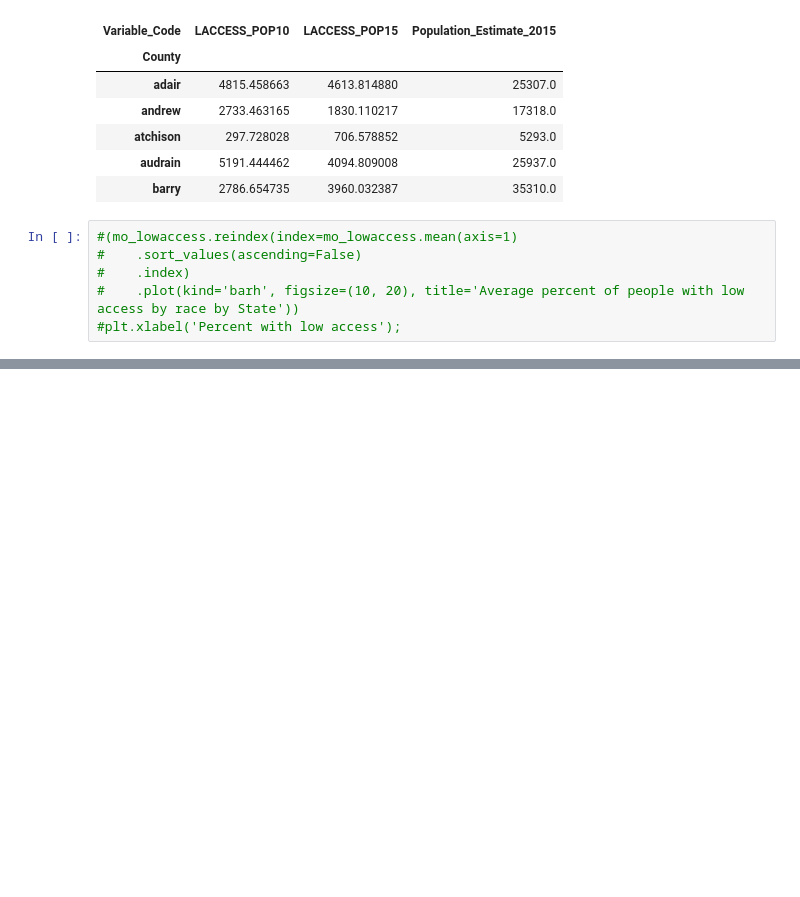
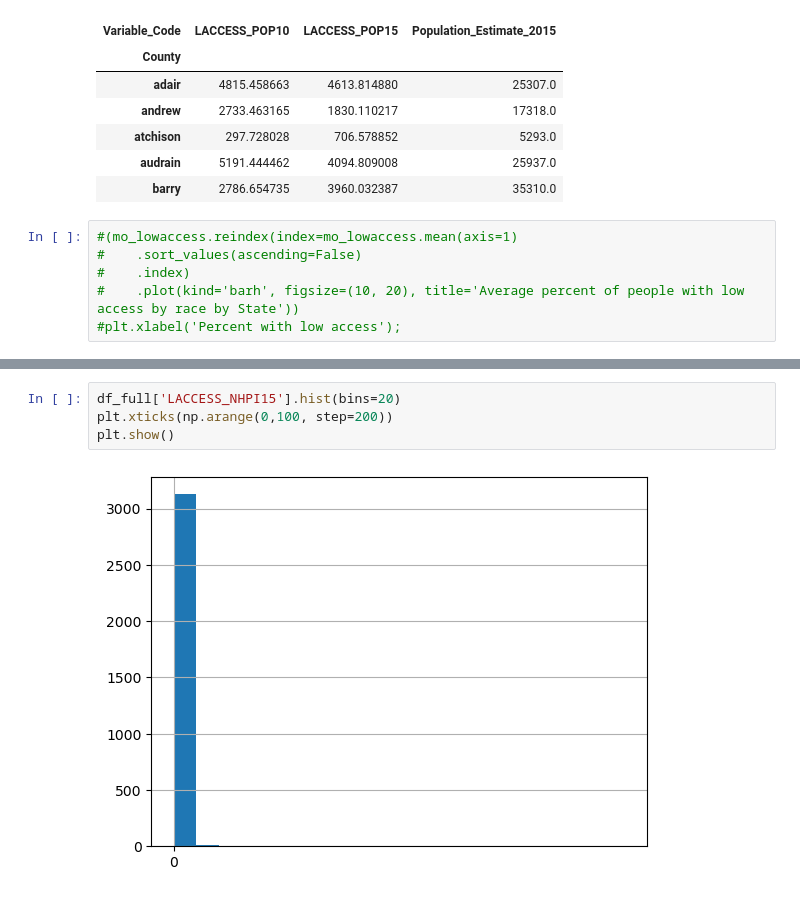
Before and after one commit to gabbycjames/DataScience_Capstone, a Jupyter notebook: DataWrangling.ipynb, the cells around one changed output, grey strips where cells are left out. Cells and saved outputs as stored; diff of their text form; blank space fills up the shorter version.

```diff
--- a/DataWrangling.ipynb
+++ b/DataWrangling.ipynb
@@ -919,0 +926,6 @@ plt.subplots_adjust(hspace=0.5);
+# %%
+df_full['LACCESS_NHPI15'].hist(bins=20)
+plt.xticks(np.arange(0,100, step=200))
+plt.show()
+# %% [output]
+[figure, added]
```
Also changed, not shown: parts of 2 cells of this notebook.
